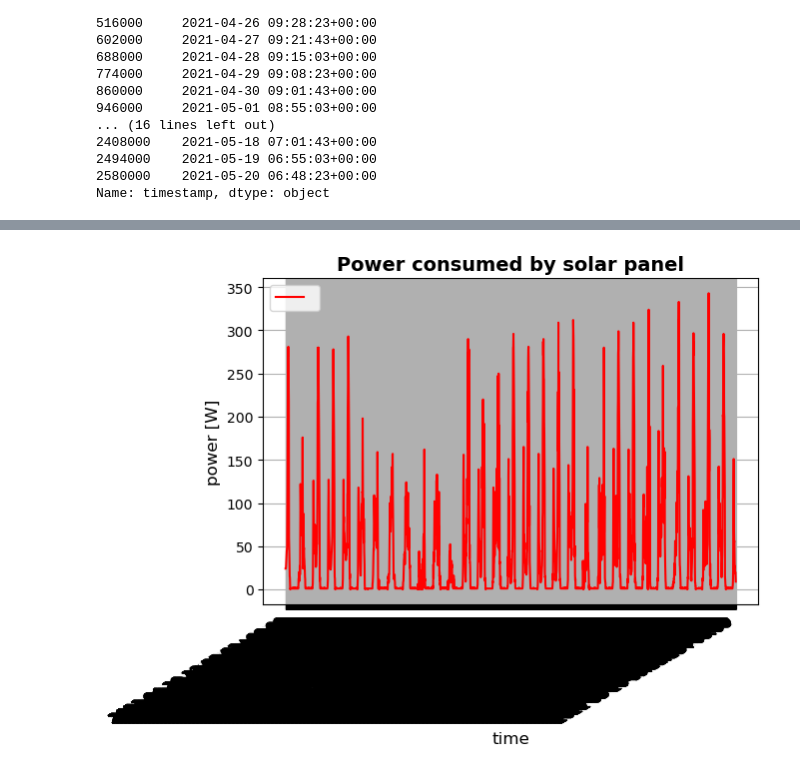
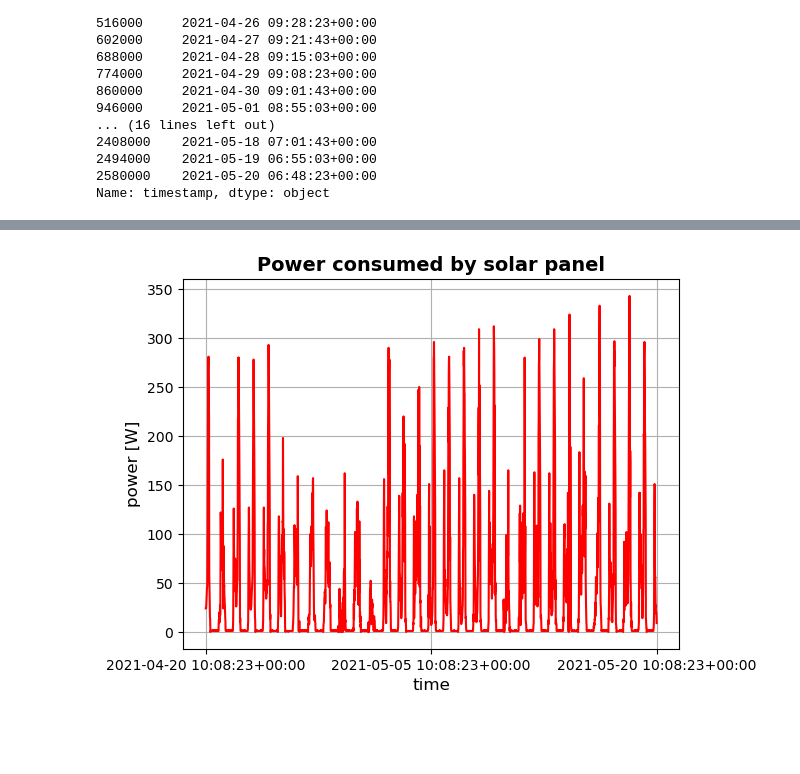
Before and after one commit to louisaarfib/Project_ML, a Jupyter notebook: exploration_data.ipynb, the cells around one changed output, grey strips where cells are left out. Drawn from its saved outputs; the diff is of its cells as text; code cells hidden in the pictures; blank space fills up the shorter version.

Commit message:
plot power of solar_panel exploration_data modified

```diff
--- a/exploration_data.ipynb
+++ b/exploration_data.ipynb
@@ -96,6 +96,7 @@ df_1 = pd.read_csv(filename_1)
 
 # Select some lines
 some_lines = df_1.iloc[0::1000]
+print(some_lines['timestamp'])
 
 # Plot data
 plt.grid()
@@ -105,12 +106,12 @@ plt.xlabel('time', fontsize=12)
 plt.plot(some_lines['timestamp'], some_lines['power'], 'r')
 
 # Select dates for legend
-selected_dates = some_lines['timestamp'][0::258]  # Dates you want to show in the legend
+#selected_dates = some_lines['timestamp'][0::258]  # Dates you want to show in the legend
+selected_dates = some_lines['timestamp'][0::1296]  # Dates you want to show in the legend
+print(selected_dates)
 
-# Customize legend with selected dates
-plt.legend(handles=plt.gca().get_lines(), labels=[date if date in selected_dates else '' for date in some_lines['timestamp']])
-
-plt.gcf().autofmt_xdate()
+# Set x-axis ticks to selected dates
+plt.xticks(selected_dates, rotation=0)
 
 # Show the plot
 plt.show()
@@ -121 +138 @@ plt.show()
-[figure, old version]
+[figure, new version]
```
Also changed, not shown: parts of 2 cells of this notebook.
